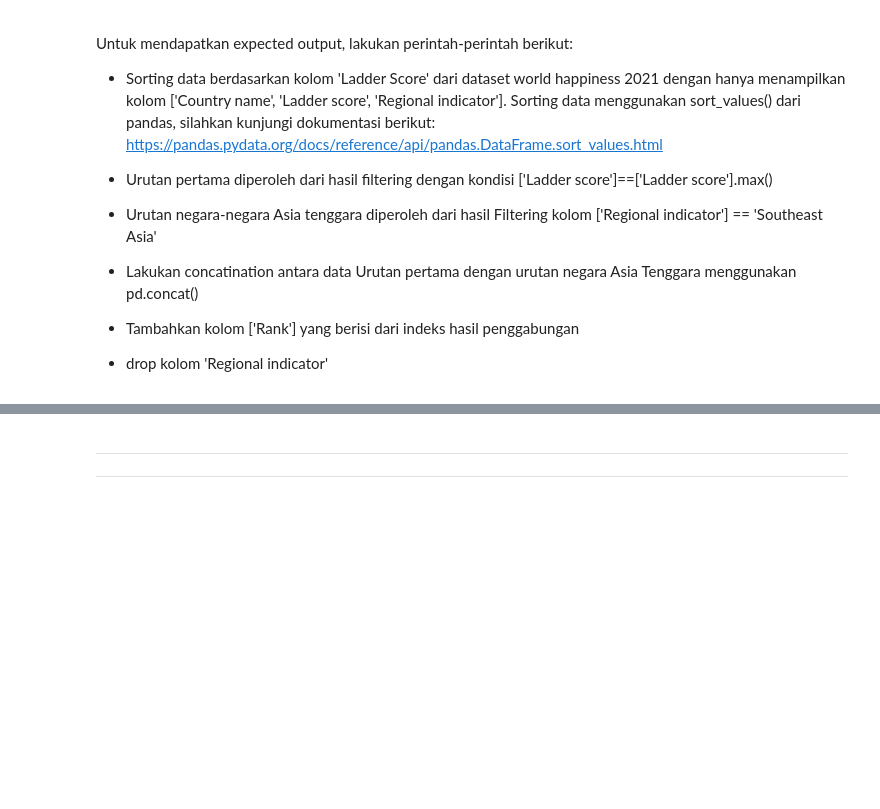
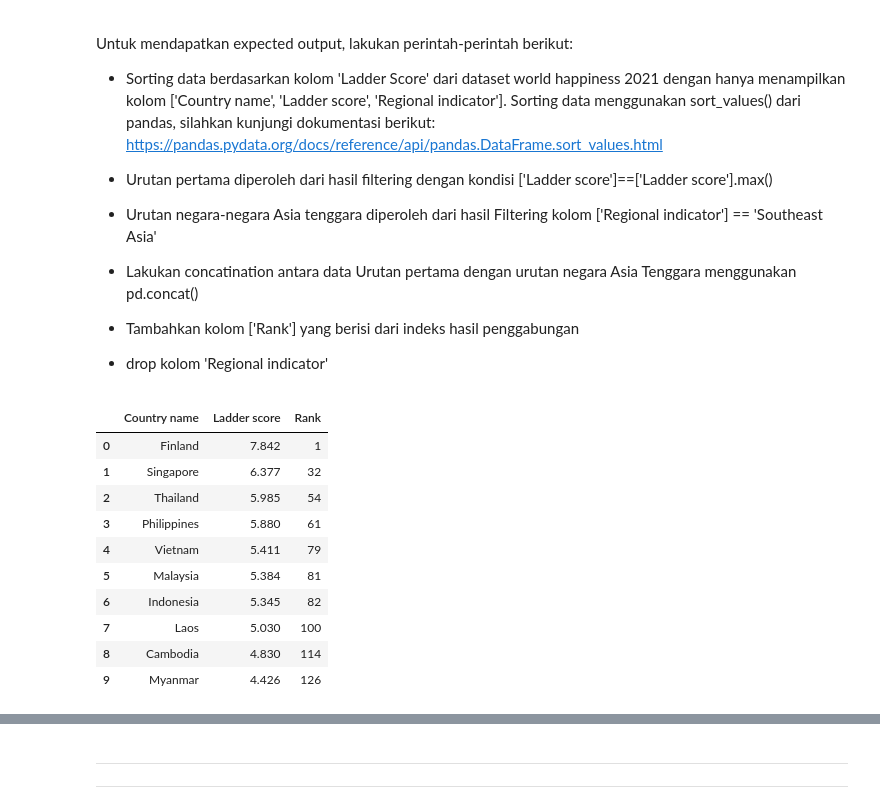
Before and after one commit to benidictusgalihmp/DS-SanberCode, a Jupyter notebook: Quiz/1630649940_Quiz_Pekan_3.ipynb, the cells around one changed output, grey strips where cells are left out. Cells and saved outputs as stored; diff of their text form; code cells hidden in the pictures; blank space fills up the shorter version.

```diff
--- a/Quiz/1630649940_Quiz_Pekan_3.ipynb
+++ b/Quiz/1630649940_Quiz_Pekan_3.ipynb
@@ -213,3 +211,38 @@ Untuk mendapatkan expected output, lakukan perintah-perintah berikut:
+# %%
+#code here
+# Sort values by Ladder score and ascending=False (max values first) then access columns ['Country name', 'Ladder score', 'Regional indicator']
+dfsort = df2.sort_values(by=['Ladder score'], ascending=False)[['Country name', 'Ladder score', 'Regional indicator']]
+
+# Filter based on boolean dataframe with conditional ['Ladder score'] == ['Ladder score'].max()
+max_ladscore = dfsort['Ladder score'] == dfsort['Ladder score'].max()
+dffirst = dfsort[max_ladscore]
+
+# Filter based on boolean dataframe with conditional ['Regional indicator'] == 'Southeast Asia'
+region_sea = dfsort['Regional indicator'] == 'Southeast Asia'
+dfsea = dfsort[region_sea]
+
+# Concatenation dffirst and dfsea
+dffifth = pd.concat([dffirst, dfsea])
+
+# Add column ['Rank']
+dffifth['Rank'] = dffifth.index + 1
+
+# Drop column ['Regional indicator'] and reset index
+dffifth = dffifth.drop(columns=['Regional indicator']).reset_index(drop=True)
+
+dffifth
+# %% [output]
+|  | Country name | Ladder score | Rank |
+| 0 | Finland | 7.842 | 1 |
+| 1 | Singapore | 6.377 | 32 |
+| 2 | Thailand | 5.985 | 54 |
+| 3 | Philippines | 5.880 | 61 |
+| 4 | Vietnam | 5.411 | 79 |
+| 5 | Malaysia | 5.384 | 81 |
+| 6 | Indonesia | 5.345 | 82 |
+| 7 | Laos | 5.030 | 100 |
+| 8 | Cambodia | 4.830 | 114 |
+| 9 | Myanmar | 4.426 | 126 |
 # %% [markdown]
 Expected output:
 
```
Also changed, not shown: parts of 1 cell of this notebook.
